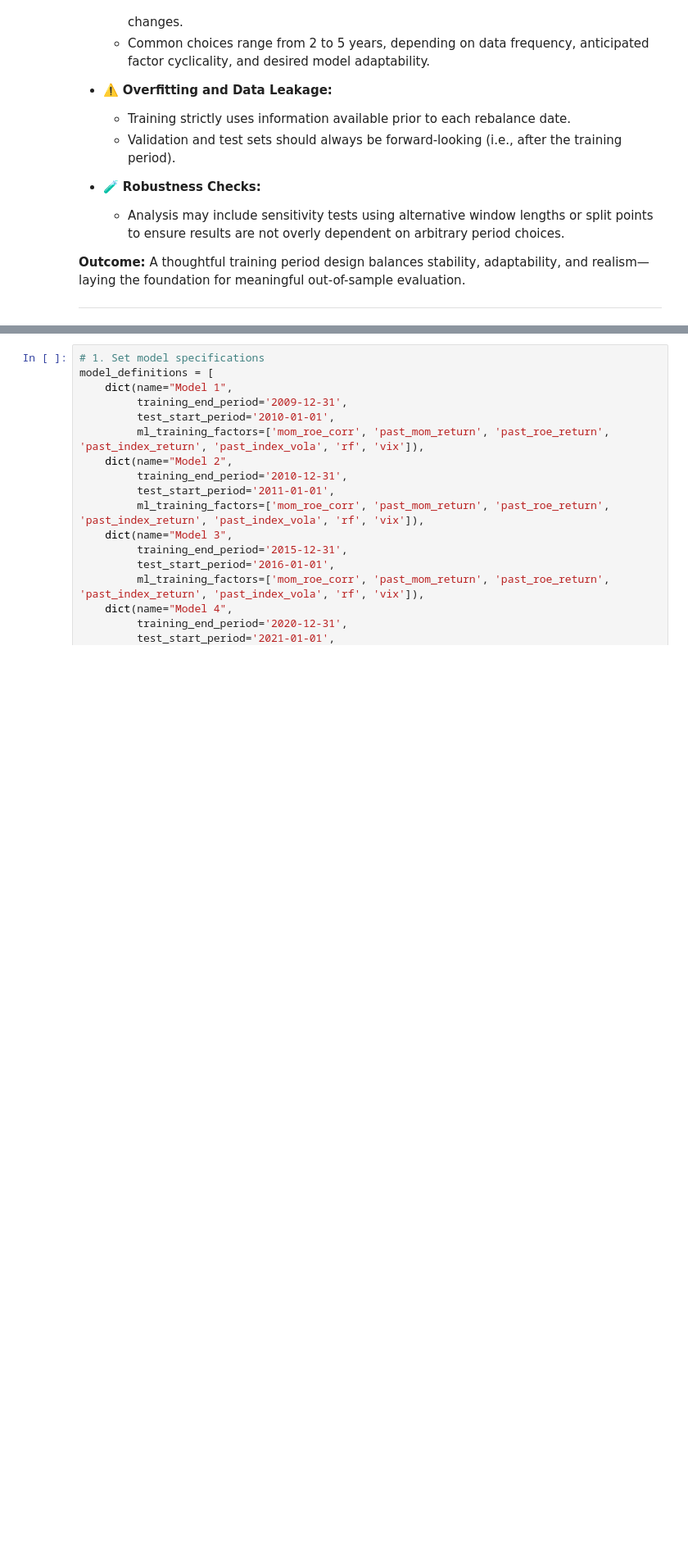
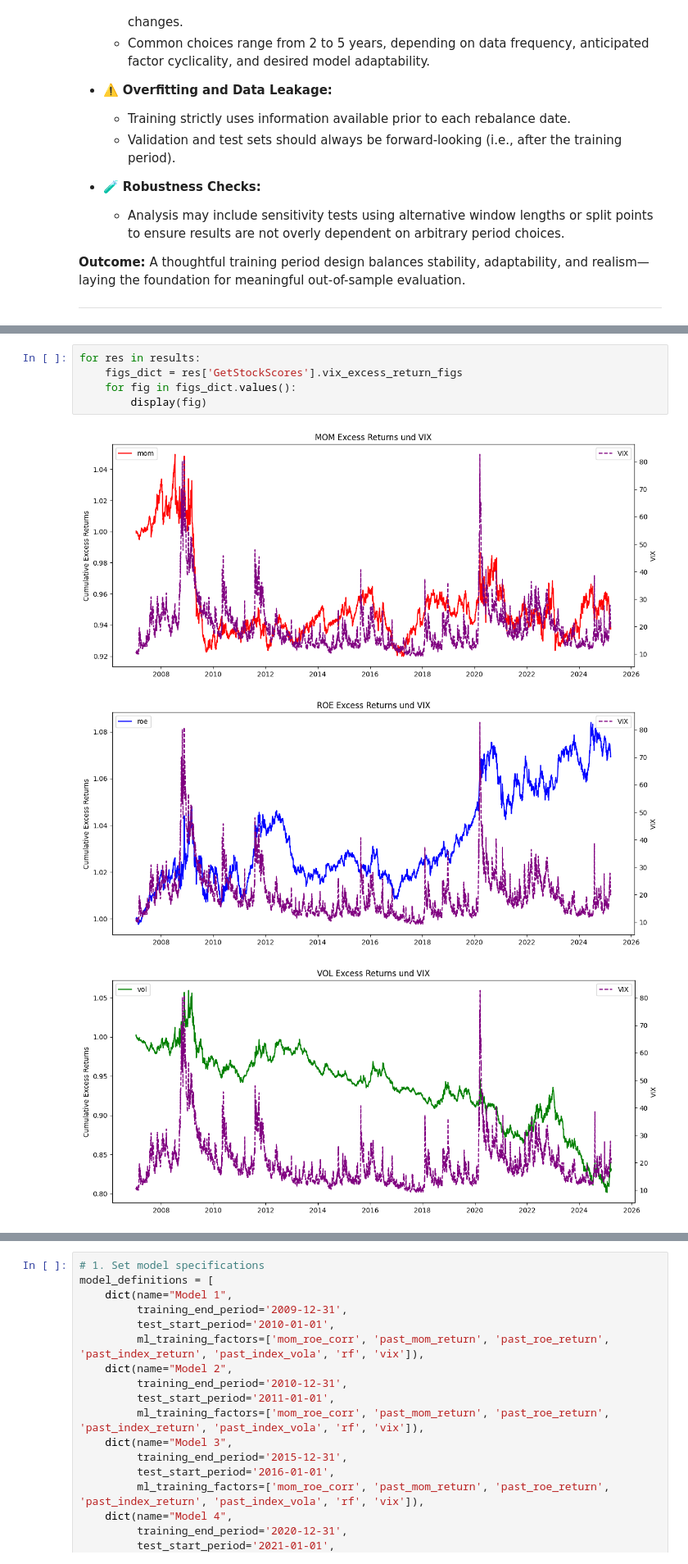
Before and after one commit to zinkjona/CPF_FINAL_PROJECT, a Jupyter notebook: ML_Multifactor.ipynb, the cells around one changed output, grey strips where cells are left out. Shown at 82% size. Drawn from its saved outputs; the diff is of its cells as text; blank space fills up the shorter version.

```diff
--- a/ML_Multifactor.ipynb
+++ b/ML_Multifactor.ipynb
@@ -161,0 +181,9 @@ results = run_ml_backtests([dict(name="Descriptives")], params_)
+# %%
+for res in results:
+    figs_dict = res['GetStockScores'].vix_excess_return_figs
+    for fig in figs_dict.values():
+        display(fig)
+# %% [output]
+[figure, added]
+[figure, added]
+[figure, added]
```
Also changed, not shown: parts of 5 cells of this notebook, 1 other file.
